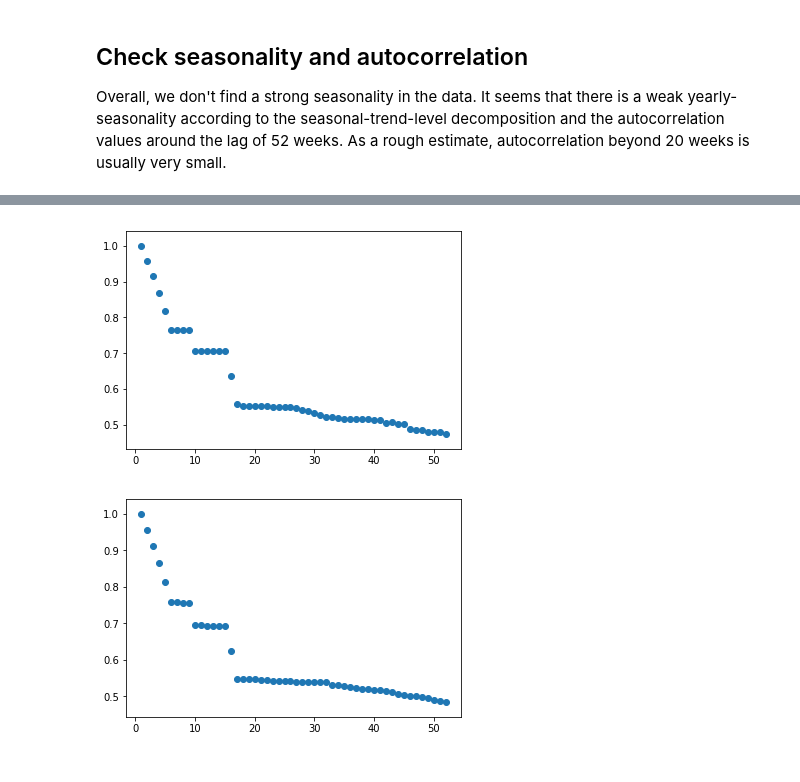
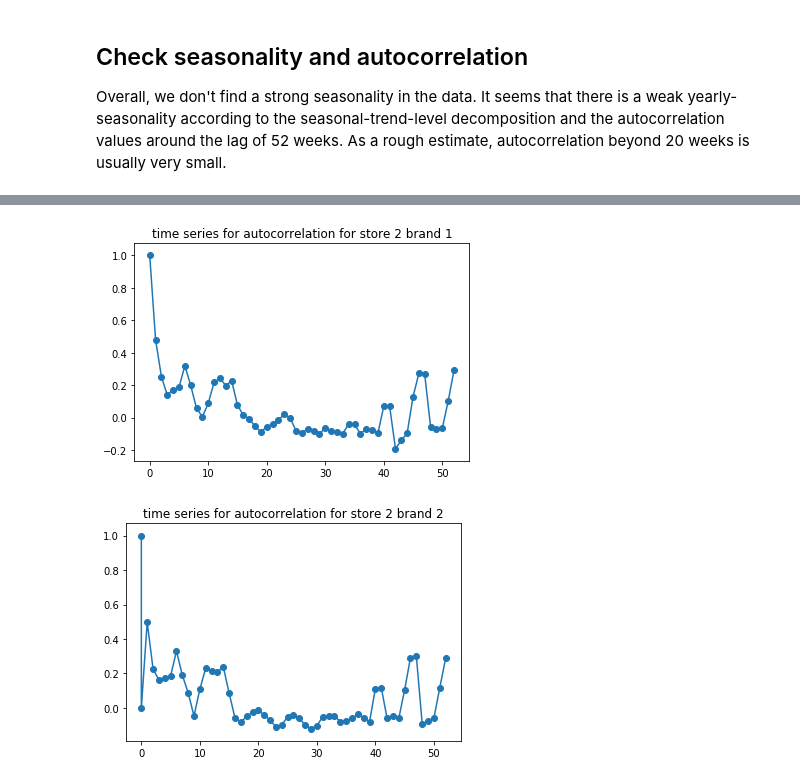
Before and after one commit to sdonohoo/forecasting, a Jupyter notebook: retail_sales/OrangeJuice_Pt_3Weeks_Weekly/data_explore/explore_oj_data_python.ipynb, the cells around one changed output, grey strips where cells are left out. Drawn from its saved outputs; the diff is of its cells as text; code cells hidden in the pictures.

Commit message:
added more plots on the exploration notebook

```diff
--- a/retail_sales/OrangeJuice_Pt_3Weeks_Weekly/data_explore/explore_oj_data_python.ipynb
+++ b/retail_sales/OrangeJuice_Pt_3Weeks_Weekly/data_explore/explore_oj_data_python.ipynb
@@ -198,3 +212,9 @@ for by_cl in ['brand', 'store']:
 ## Check seasonality and autocorrelation
 
 Overall, we don't find a strong seasonality in the data. It seems that there is a weak yearly-seasonality according to the seasonal-trend-level decomposition and the autocorrelation values around the lag of 52 weeks. As a rough estimate, autocorrelation beyond 20 weeks is usually very small.
+# %%
+# Check Seasonality
+# Not much seasonality is found
+d = sales.loc[(sales['store'] == 2) & (sales['brand'] == 1)].copy()
+decom = sm.tsa.seasonal_decompose(d['move'].values, freq=52)
+print(decom.plot())
@@ -216,22 +239,22 @@ def single_autocorr(series, lag):
     divider = np.sqrt(np.sum(ds1 * ds1)) * np.sqrt(np.sum(ds2 * ds2))
     return np.sum(ds1 * ds2) / divider if divider != 0 else 0
 # %%
-# monotonically decreasing, no strong seasonality pattern
-max_store_limit = 1
-store_list = sales['store'].unique()
+sample_store = 2
 brand_list = sales['brand'].unique()
-l_range = range(1, 53)
+l_range = list(range(1, 53))
 
-for i in range(min(max_store_limit, len(store_list))):
-    for j in range(len(brand_list)):
-        store = store_list[i]
-        brand = brand_list[j]
-        d = sales.loc[(sales['store'] == store) & (sales['brand'] == brand)]
-        cor = []
-        for l in l_range:
-            cor.append(single_autocorr(d['logmove'], l))
-        plt.scatter(l_range, cor)
-        plt.show()
+for j in range(len(brand_list)):
+    brand = brand_list[j]
+    d = sales.loc[(sales['store'] == sample_store) & (sales['brand'] == brand)].copy()
+    cor = []
+    for l in l_range:
+        cor.append(single_autocorr(d['logmove'].values, l))
+    l_range.insert(0, 0)
+    cor.insert(0, 1)
+    plt.scatter(list(l_range), cor)
+    plt.plot(list(l_range), cor)
+    plt.title('time series for autocorrelation for store {} brand {}'.format(sample_store, brand))
+    plt.show()
 # %% [output]
-[figure, old version]
+[figure, new version]
-[figure, old version]
+[figure, new version]
```
Also changed, not shown: parts of 21 cells of this notebook.
